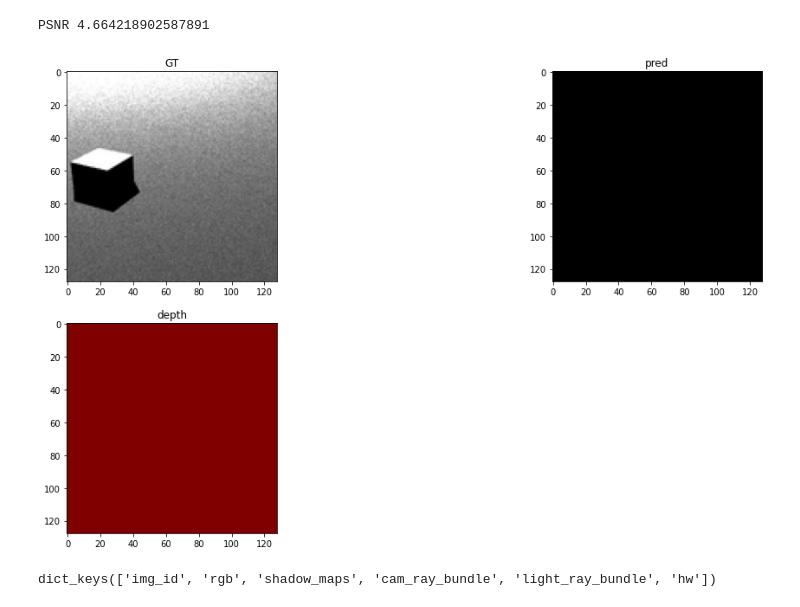
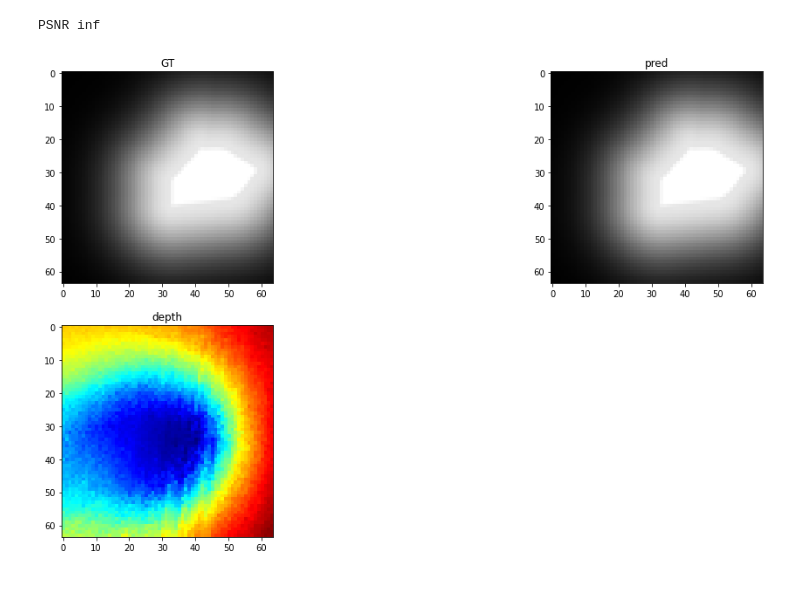
Before and after one commit to ktiwary2/nerf_pl, a Jupyter notebook: test.ipynb, the cells around one changed output. Cells and saved outputs as stored; diff of their text form; code cells hidden in the pictures.

```diff
--- a/test.ipynb
+++ b/test.ipynb
@@ -30,0 +22,15 @@ dataset = dataset_dict['beldner'] \
+# %%
+from dotmap import DotMap
+
+hparams = {
+    'black_and_white': False,
+    'coords_trans': False,
+    'blur': -1,
+    'white_pix': -1,
+}
+hparams = DotMap(hparams)
+dataset = dataset_dict['efficient_sm'] \
+          ('../../datasets/volumetric/results_500_v2_distance_transform_150/', 'val',
+           img_wh=img_wh, hparams=hparams)
+
+!ls ./logs-eval/NEW___SIGMA_Nimp_64_64x64_grad_on_light_LN_32_shadowmethod2/epoch\=10.ckpt
@@ -54,7 +66,8 @@ N_samples = 64
 N_importance = 64
 use_disp = False
 chunk = 1024*32*4
-
+perturb =0
+noise_std = 0
 @torch.no_grad()
 def f(rays):
     """Do batched inference on rays using chunk."""
@@ -67,12 +80,12 @@ def f(rays):
                         rays[i:i+chunk],
                         N_samples,
                         use_disp,
-                        0,
-                        0,
-                        N_importance,
-                        chunk,
-                        dataset.white_back,
-                        test_time=True)
+                        perturb,
+                        noise_std,
+                        N_importance=N_importance,
+                        chunk=chunk, # chunk size is effective in val mode
+                        white_back = True,
+                        were_gradients_computed=False)
 
         for k, v in rendered_ray_chunks.items():
             results[k] += [v]
@@ -82,7 +95,9 @@ def f(rays):
     return results
 # %%
 sample = dataset[1]
-rays = sample['cam_ray_bundle'].cuda()
+print(sample.keys())
+# raise
+rays = sample['rays'].cuda()
 
 t = time.time()
 results = f(rays)
@@ -93,27 +129,23 @@ print(time.time()-t)
 # %%
-img_gt = sample['rgb'].view(img_wh[1], img_wh[0], 3)
-img_pred = results['rgb_fine'].view(img_wh[1], img_wh[0], 3).cpu().numpy()
+img_gt = torch.tensor(sample['rgbs']).view(img_wh[1], img_wh[0], 3)
+img_pred = img_gt # results['rgb_fine'].view(img_wh[1], img_wh[0], 3).cpu().numpy()
 alpha_pred = results['opacity_fine'].view(img_wh[1], img_wh[0]).cpu().numpy()
 depth_pred = results['depth_fine'].view(img_wh[1], img_wh[0])
 
 print('PSNR', metrics.psnr(img_gt, img_pred).item())
 
 plt.subplots(figsize=(15, 8))
 plt.tight_layout()
 plt.subplot(221)
 plt.title('GT')
 plt.imshow(img_gt)
 plt.subplot(222)
 plt.title('pred')
 plt.imshow(img_pred)
 plt.subplot(223)
 plt.title('depth')
 plt.imshow(visualize_depth(depth_pred).permute(1,2,0))
 plt.show()
 # %% [output]
-PSNR 4.664218902587891
+PSNR inf
-[figure, old version]
+[figure, new version]
-# %%
-sample.keys()
-# %% [output]
-dict_keys(['img_id', 'rgb', 'shadow_maps', 'cam_ray_bundle', 'light_ray_bundle', 'hw'])
```
Also changed, not shown: parts of 16 cells of this notebook, 13 other files.
